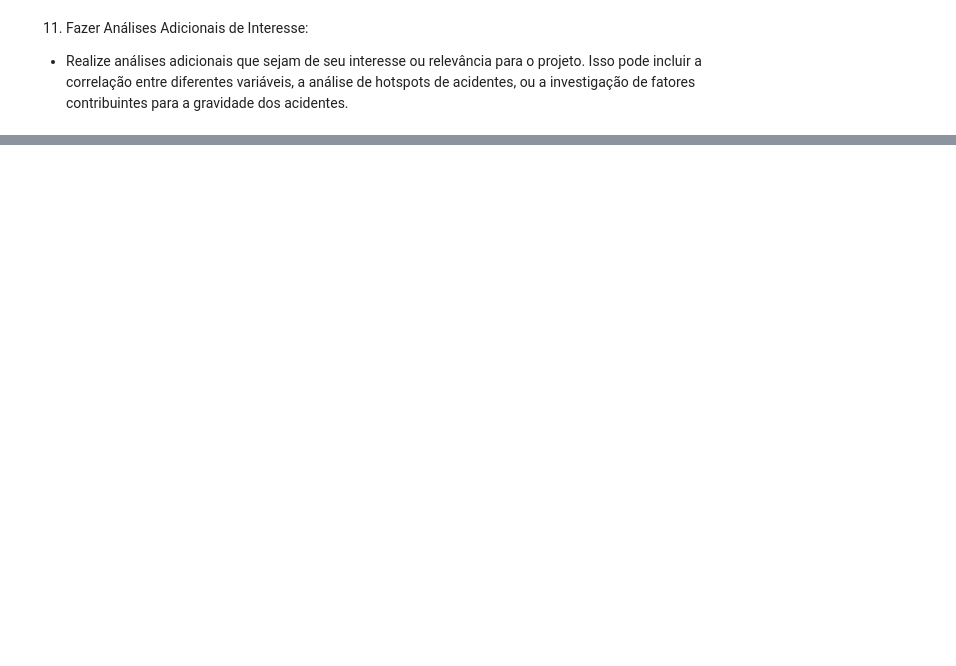
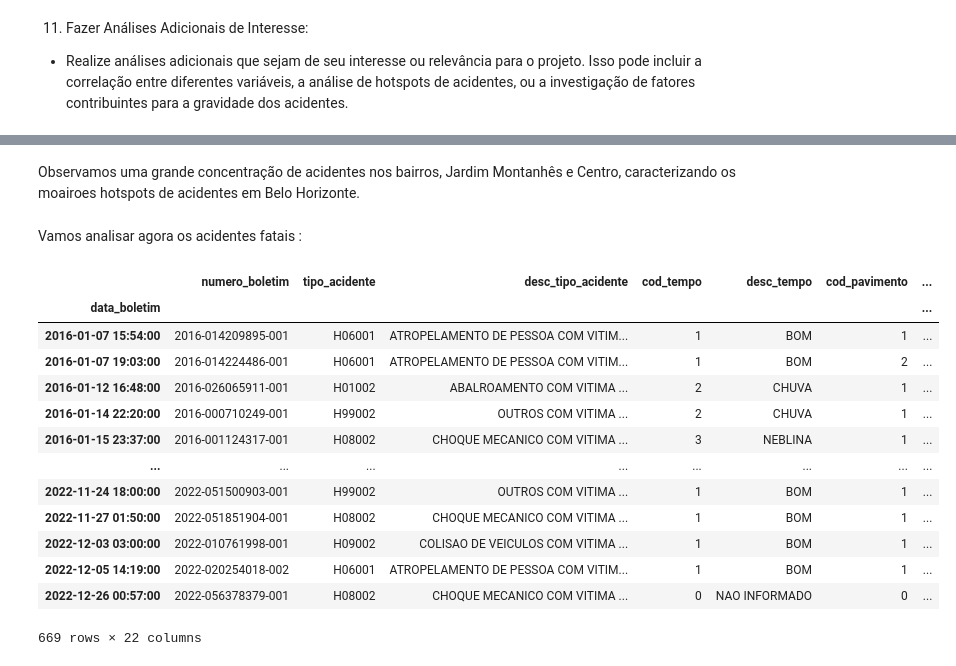
Before and after one commit to PolloHacker/Trabalho_Final_FCD, a Jupyter notebook: tp.ipynb, the cells around one changed output, grey strips where cells are left out. Drawn from its saved outputs; the diff is of its cells as text; code cells hidden in the pictures; blank space fills up the shorter version.

```diff
--- a/tp.ipynb
+++ b/tp.ipynb
@@ -630,0 +684,22 @@ Agora vamos prever os números de acidentes por bairro de 2023.
+# %% [markdown]
+Observamos uma grande concentração de acidentes nos bairros, Jardim Montanhês e Centro, caracterizando os moairoes hotspots de acidentes em Belo Horizonte.
+# %% [markdown]
+Vamos analisar agora os acidentes fatais :
+# %%
+acidentes_fatais = df[df.get("indicador_fatalidade") == "SIM"]
+acidentes_fatais
+# %% [output]
+|  | numero_boletim | tipo_acidente | desc_tipo_acidente | cod_tempo | desc_tempo | cod_pavimento | ... |
+| data_boletim |  |  |  |  |  |  | ... |
+| 2016-01-07 15:54:00 | 2016-014209895-001 | H06001 | ATROPELAMENTO DE PESSOA COM VITIM... | 1 | BOM | 1 | ... |
+| 2016-01-07 19:03:00 | 2016-014224486-001 | H06001 | ATROPELAMENTO DE PESSOA COM VITIM... | 1 | BOM | 2 | ... |
+| 2016-01-12 16:48:00 | 2016-026065911-001 | H01002 | ABALROAMENTO COM VITIMA ... | 2 | CHUVA | 1 | ... |
+| 2016-01-14 22:20:00 | 2016-000710249-001 | H99002 | OUTROS COM VITIMA ... | 2 | CHUVA | 1 | ... |
+| 2016-01-15 23:37:00 | 2016-001124317-001 | H08002 | CHOQUE MECANICO COM VITIMA ... | 3 | NEBLINA | 1 | ... |
+| ... | ... | ... | ... | ... | ... | ... | ... |
+| 2022-11-24 18:00:00 | 2022-051500903-001 | H99002 | OUTROS COM VITIMA ... | 1 | BOM | 1 | ... |
+| 2022-11-27 01:50:00 | 2022-051851904-001 | H08002 | CHOQUE MECANICO COM VITIMA ... | 1 | BOM | 1 | ... |
+| 2022-12-03 03:00:00 | 2022-010761998-001 | H09002 | COLISAO DE VEICULOS COM VITIMA ... | 1 | BOM | 1 | ... |
+| 2022-12-05 14:19:00 | 2022-020254018-002 | H06001 | ATROPELAMENTO DE PESSOA COM VITIM... | 1 | BOM | 1 | ... |
+| 2022-12-26 00:57:00 | 2022-056378379-001 | H08002 | CHOQUE MECANICO COM VITIMA ... | 0 | NAO INFORMADO | 0 | ... |
+669 rows × 22 columns
```
Also changed, not shown: parts of 11 cells of this notebook.
